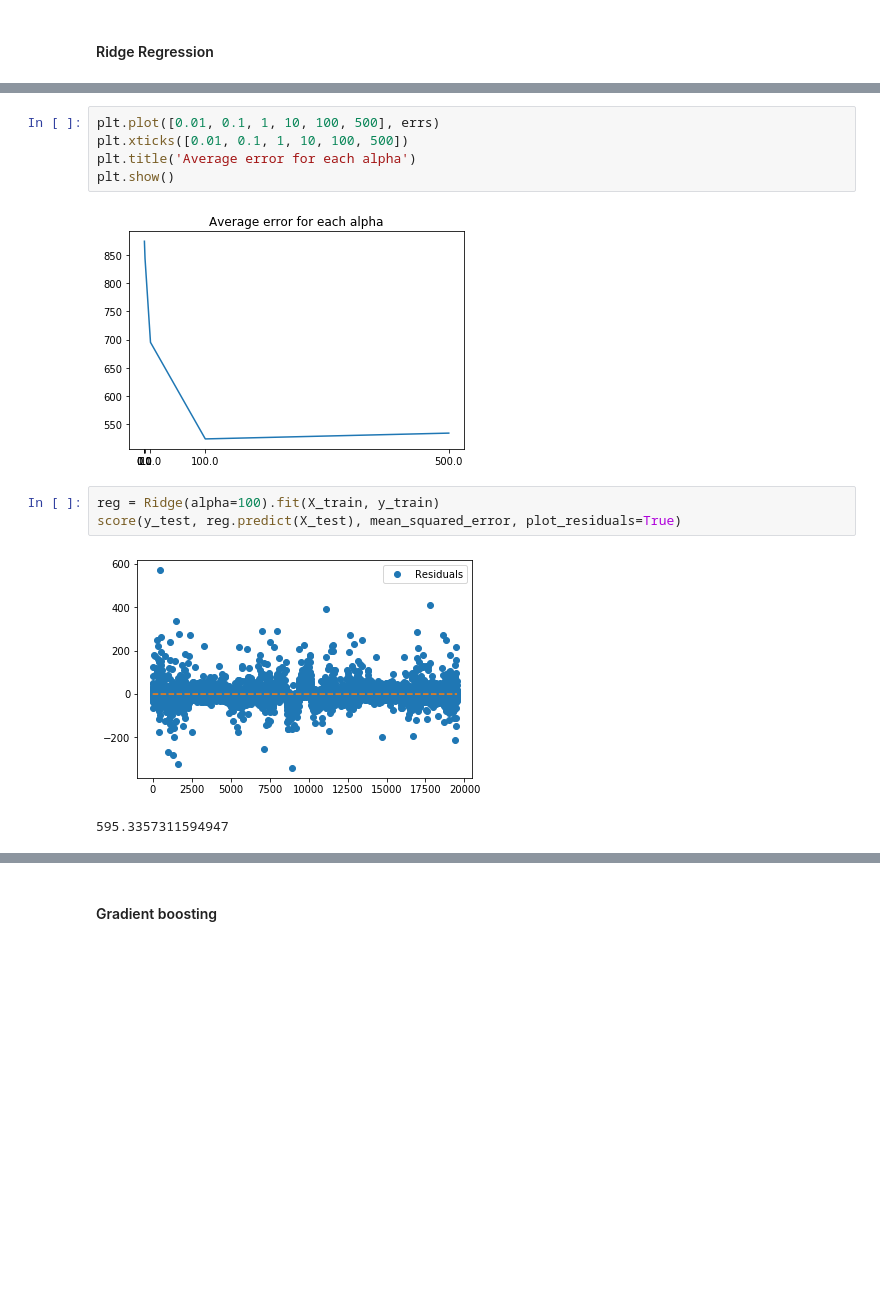
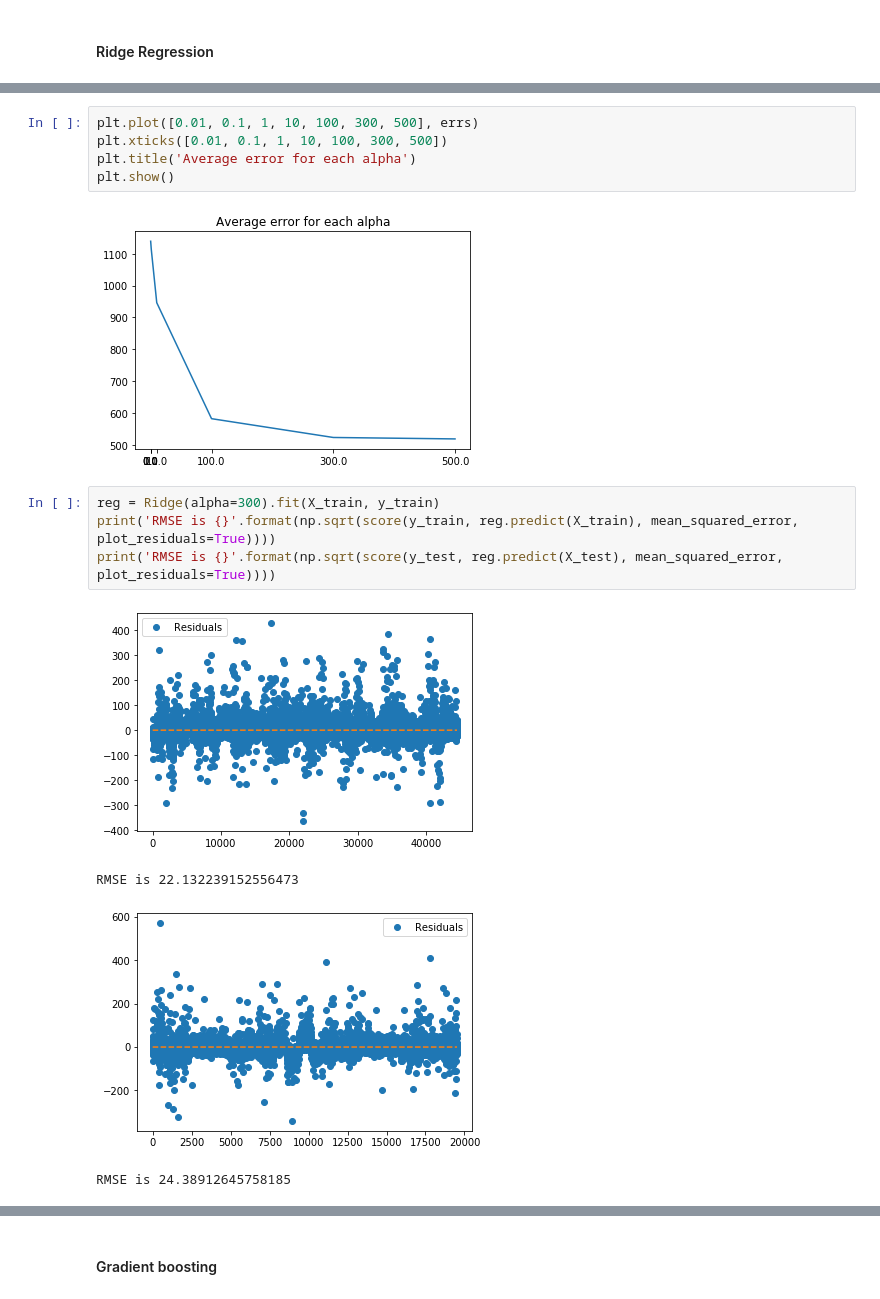
Before and after one commit to vanitakalai/SpringboardProjects, a Jupyter notebook: Capstone Project/Part_5_ML.ipynb, the cells around one changed output, grey strips where cells are left out. Saved outputs shown, nothing was run; the diff lists cells and outputs as text; blank space fills up the shorter version.

```diff
--- a/Capstone Project/Part_5_ML.ipynb
+++ b/Capstone Project/Part_5_ML.ipynb
@@ -99,17 +124,20 @@ for alpha_val in [0.01, 0.1, 1, 10, 100, 500]:
     errs.append(mse_err/5)
 # %%
-plt.plot([0.01, 0.1, 1, 10, 100, 500], errs)
-plt.xticks([0.01, 0.1, 1, 10, 100, 500])
+plt.plot([0.01, 0.1, 1, 10, 100, 300, 500], errs)
+plt.xticks([0.01, 0.1, 1, 10, 100, 300, 500])
 plt.title('Average error for each alpha')
 plt.show()
 # %% [output]
-[figure, old version]
+[figure, new version]
 # %%
-reg = Ridge(alpha=100).fit(X_train, y_train)
-score(y_test, reg.predict(X_test), mean_squared_error, plot_residuals=True)
+reg = Ridge(alpha=300).fit(X_train, y_train)
+print('RMSE is {}'.format(np.sqrt(score(y_train, reg.predict(X_train), mean_squared_error, plot_residuals=True))))
+print('RMSE is {}'.format(np.sqrt(score(y_test, reg.predict(X_test), mean_squared_error, plot_residuals=True))))
 # %% [output]
-[figure, old version]
+[figure, new version]
-595.3357311594947
+RMSE is 22.132239152556473
+[figure, added]
+RMSE is 24.38912645758185
 # %%
 # coefficients
 pd.DataFrame(reg.coef_, columns=X_test.columns)
```
Also changed, not shown: parts of 55 cells of this notebook, 5 other files.
